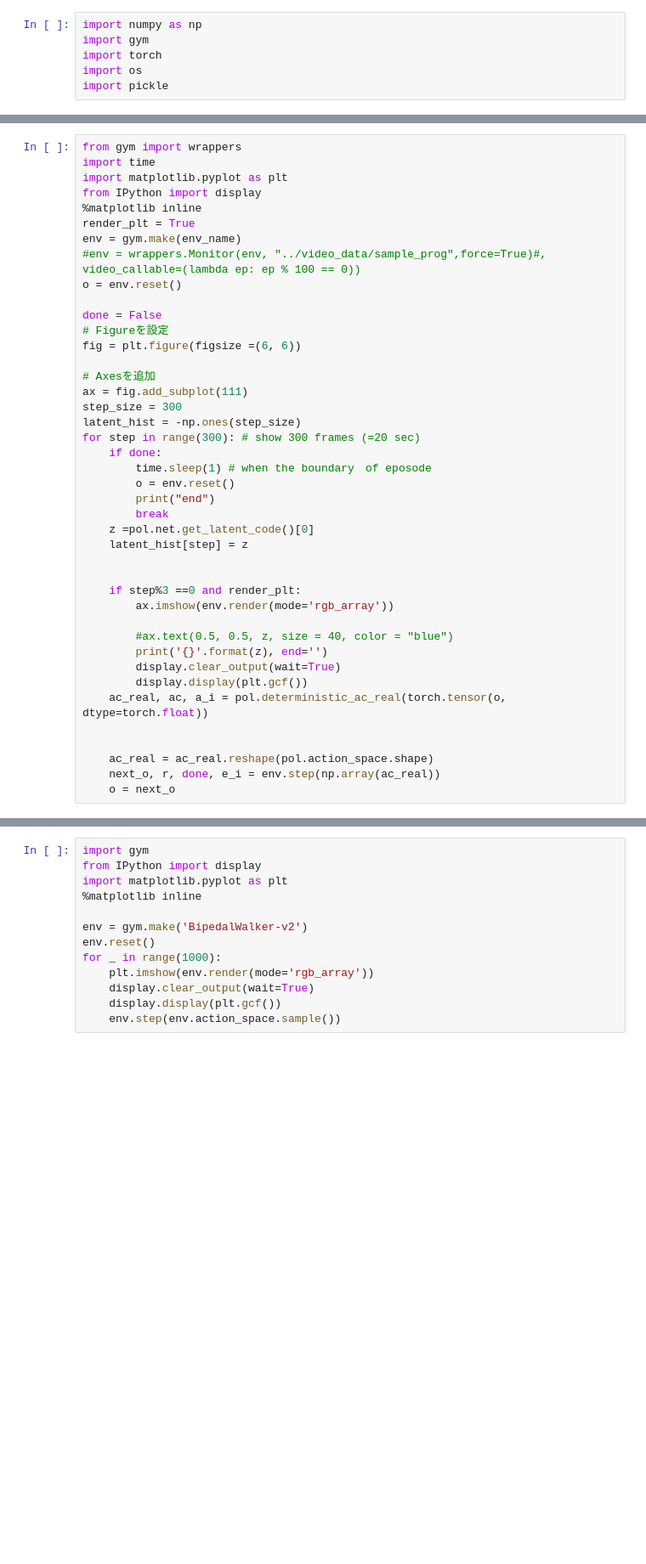
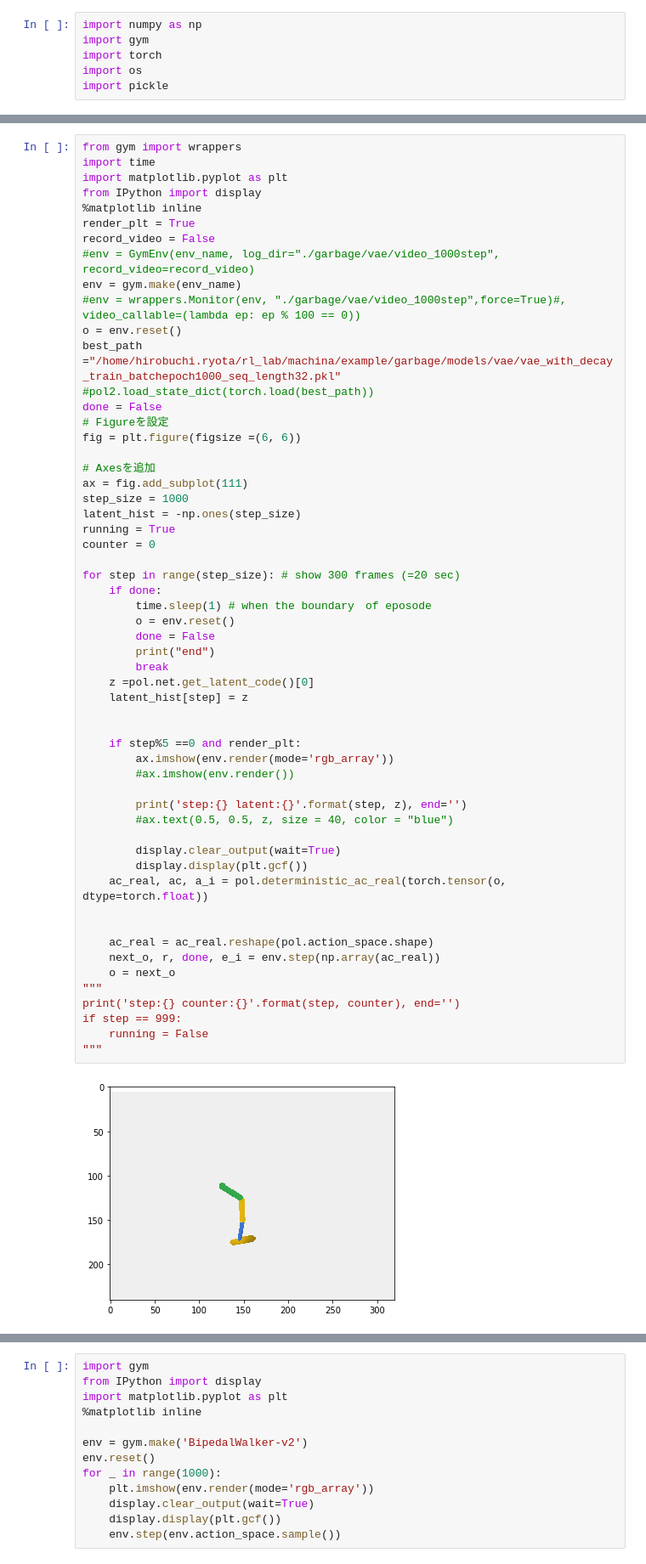
Before and after one commit to KtechB/machina, a Jupyter notebook: example/test_vae_bc.ipynb, the cells around one changed output, grey strips where cells are left out. Shown: that part at 85% size. Saved outputs shown, nothing was run; the diff lists cells and outputs as text; blank space fills up the shorter version.

```diff
--- a/example/test_vae_bc.ipynb
+++ b/example/test_vae_bc.ipynb
@@ -514,39 +539,54 @@ import matplotlib.pyplot as plt
 from IPython import display
 %matplotlib inline
 render_plt = True
+record_video = False
+#env = GymEnv(env_name, log_dir="./garbage/vae/video_1000step", record_video=record_video)
 env = gym.make(env_name)
-#env = wrappers.Monitor(env, "../video_data/sample_prog",force=True)#, video_callable=(lambda ep: ep % 100 == 0))
+#env = wrappers.Monitor(env, "./garbage/vae/video_1000step",force=True)#, video_callable=(lambda ep: ep % 100 == 0))
 o = env.reset()
-
+best_path ="/home/hirobuchi.ryota/rl_lab/machina/example/garbage/models/vae/vae_with_decay_train_batchepoch1000_seq_length32.pkl"
+#pol2.load_state_dict(torch.load(best_path))
 done = False
 # Figureを設定
 fig = plt.figure(figsize =(6, 6))
 
 # Axesを追加
 ax = fig.add_subplot(111)
-step_size = 300
+step_size = 1000
 latent_hist = -np.ones(step_size)
-for step in range(300): # show 300 frames (=20 sec)
+running = True
+counter = 0
+
+for step in range(step_size): # show 300 frames (=20 sec)
     if done:
         time.sleep(1) # when the boundary　of eposode
         o = env.reset()
+        done = False
         print("end")
         break
     z =pol.net.get_latent_code()[0]
     latent_hist[step] = z
 
 
-    if step%3 ==0 and render_plt:
+    if step%5 ==0 and render_plt:
         ax.imshow(env.render(mode='rgb_array'))
+        #ax.imshow(env.render())
 
+        print('step:{} latent:{}'.format(step, z), end='')
         #ax.text(0.5, 0.5, z, size = 40, color = "blue")
-        print('{}'.format(z), end='')
+
         display.clear_output(wait=True)
         display.display(plt.gcf())
     ac_real, ac, a_i = pol.deterministic_ac_real(torch.tensor(o, dtype=torch.float))
 
 
     ac_real = ac_real.reshape(pol.action_space.shape)
     next_o, r, done, e_i = env.step(np.array(ac_real))
     o = next_o
+"""
+print('step:{} counter:{}'.format(step, counter), end='')
+if step == 999:
+    running = False
+"""
 # %% [output]
+[figure, new version]
```
Also changed, not shown: parts of 19 cells of this notebook, 3 other files.
